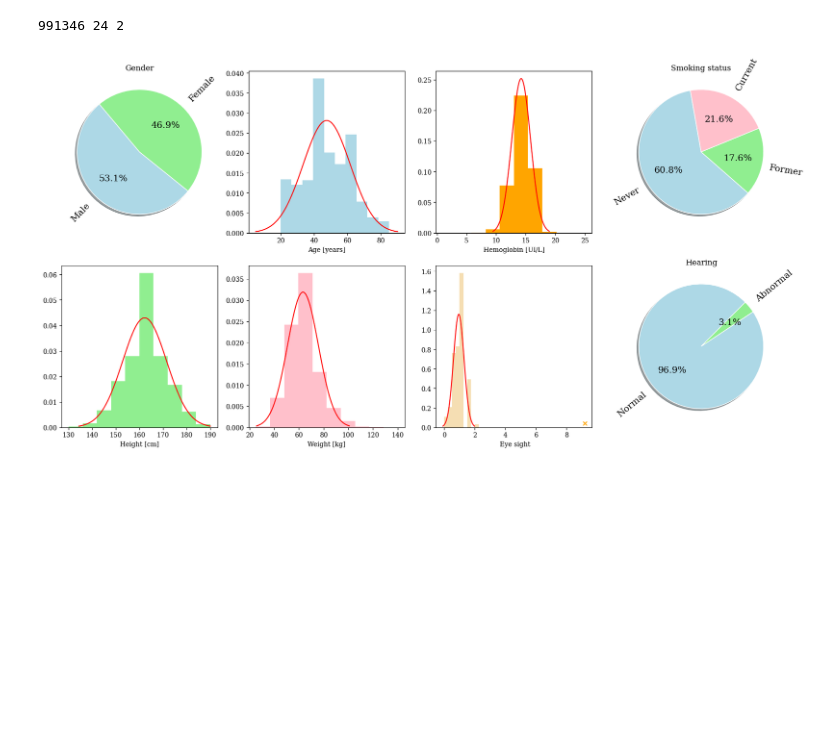
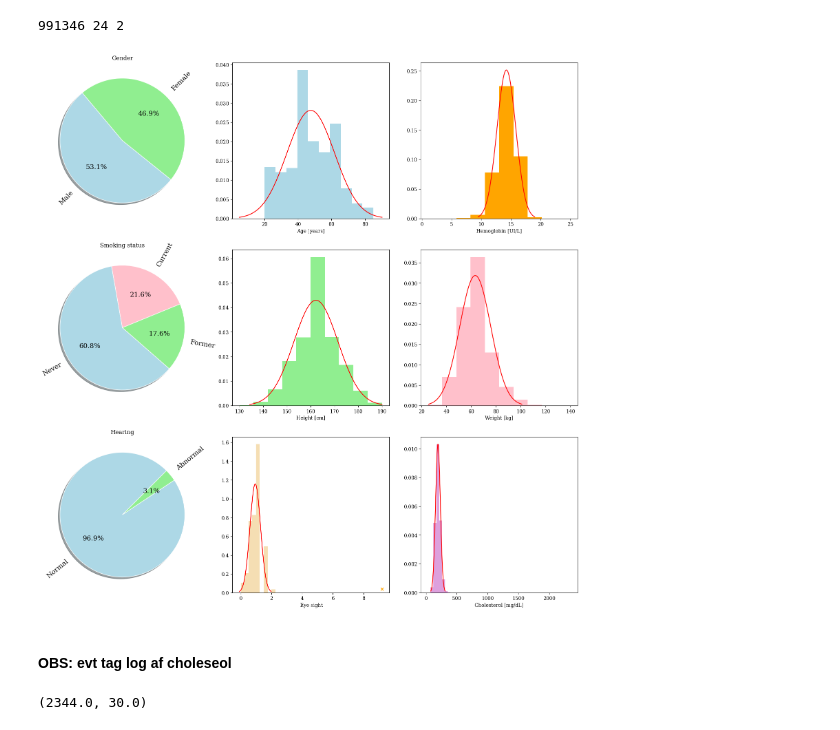
Before and after one commit to CarlaZdravkovicHugod/MLProject1, a Jupyter notebook: viz.ipynb, the cells around one changed output. Cells and saved outputs as stored; diff of their text form; code cells hidden in the pictures; blank space fills up the shorter version.

```diff
--- a/viz.ipynb
+++ b/viz.ipynb
@@ -61,14 +61,14 @@ matplotlib.rcParams['font.family'] = 'serif'
 # If the data here, fx height is normal dist. then chances are that it is a representative data set.
 
 # plot 2 age
-figure(figsize=(20,10))
+figure(figsize=(20,20))
 
 mu1= np.mean(raw_data[:, 2])
 sigma1 = np.std(raw_data[:, 2])
 
 x1 = np.linspace(mu1 - 3*sigma1, mu1 + 3*sigma1, 100)
-plt.subplot(2,4,2)
-plt.hist(raw_data[:, 2], density=True, color='lightblue')
+plt.subplot(3,3,2)
+plt.hist(raw_data[:, 2], density=True, color='lightblue', bins = 10)
 plt.xlabel('Age [years]')
 plt.plot(x1, stats.norm.pdf(x1, mu1, sigma1), color='red')
 
@@ -78,7 +78,7 @@ ones = np.count_nonzero(raw_data[:, 0]) # 1: male
 zeroes = len(raw_data[:, 0]) - ones # female
 atts = ['Male', 'Female']
 sex = [ones, zeroes]
-plt.subplot(2,4,1)
+plt.subplot(3,3,1)
 u1 = np.floor(np.sqrt(M)); v1 = np.ceil(float(M)/u1)
 plt.plot(1, int(v1), 1)
 plt.pie(sex, labels = ['Male', 'Female'], colors = ['lightblue', 'lightgreen'], autopct='%1.1f%%',
@@ -91,8 +91,8 @@ plt.title('Gender')
 mu2 = np.mean(raw_data[:,17])
 sigma2 = np.std(raw_data[:,17])
 x2 = np.linspace(mu2 - 3*sigma2, mu2 + 3*sigma2, 100)
-plt.subplot(2,4,3)
-plt.hist(raw_data[:, 17], density=True, color='orange')
+plt.subplot(3,3,3)
+plt.hist(raw_data[:, 17], density=True, color='orange', bins = 10)
 plt.xlabel('Hemoglobin [UI/L]')
 plt.plot(x2, stats.norm.pdf(x2, mu2, sigma2), color='red')
 
@@ -105,7 +105,7 @@ two = counts[1]
 three = counts[2]
 atts = ['Never', 'Former', 'Current']
 sex = [ones, two, three]
-plt.subplot(2,4,4)
+plt.subplot(3,3,4)
 u1 = np.floor(np.sqrt(M)); v1 = np.ceil(float(M)/u1)
 plt.plot(1, int(v1), 1)
 plt.pie(sex, labels = atts, colors = ['lightblue', 'lightgreen', 'pink'], autopct='%1.1f%%',
@@ -118,7 +118,7 @@ plt.title('Smoking status')
 mu3 = np.mean(raw_data[:,3])
 sigma3 = np.std(raw_data[:,3])
 x3 = np.linspace(mu3 - 3*sigma3, mu3 + 3*sigma3, 100)
-plt.subplot(2,4,5)
+plt.subplot(3,3,5)
 plt.hist(raw_data[:, 3], density=True, color='lightgreen')
 plt.xlabel('Height [cm]')
 plt.plot(x3, stats.norm.pdf(x3, mu3, sigma3), color='red')
@@ -128,8 +128,8 @@ plt.plot(x3, stats.norm.pdf(x3, mu3, sigma3), color='red')
 mu4 = np.mean(raw_data[:,4])
 sigma4 = np.std(raw_data[:,4])
 x4 = np.linspace(mu4 - 3*sigma4, mu4 + 3*sigma4, 100)
-plt.subplot(2,4,6)
-plt.hist(raw_data[:, 4], density=True, color='pink')
+plt.subplot(3,3,6)
+plt.hist(raw_data[:, 4], density=True, color='pink', bins=10)
 plt.xlabel('Weight [kg]')
 plt.plot(x4, stats.norm.pdf(x4, mu4, sigma4), color='red')
 
@@ -139,35 +139,57 @@ sight_L[sight_L == 9.9] = 0
 sight_R = raw_data[:, 7]
 sight_R[sight_R == 9.9] = 0
 mu51 = np.mean(sight_L)
 sigma51 = np.std(sight_L)
 mu52 = np.mean(sight_R)
 sigma52 = np.std(sight_R)
 mu5 = (mu51 + mu52)/2
 sigma5 = (sigma51 + sigma52)/2
 x5 = np.linspace(mu5 - 3*sigma5, mu5 + 3*sigma5, 100)
-plt.subplot(2,4,7)
-plt.hist(sight_L, density=True, color='wheat')
-plt.hist(sight_R, density=True, color='wheat')
+plt.subplot(3,3,8)
+plt.hist(sight_L, density=True, color='wheat', bins = 10)
+plt.hist(sight_R, density=True, color='wheat', bins = 10)
 plt.xlabel(' Eye sight')
 plt.scatter(9.2,0.04, color='orange', marker='x')
 plt.plot(x5, stats.norm.pdf(x5, mu5, sigma5), color='red')
 
 
 # plot 8: hearing raw_data[:,8] left raw_data[:,9] right, very few with abnormaliti
 b = raw_data[:, 8]
 unique, counts = np.unique(b, return_counts=True)
 ones = counts[0]
 two = counts[1]
 atts = ['Normal', 'Abnormal']
 hear = [ones, two]
-plt.subplot(2,4,8)
+plt.subplot(3,3,7)
 u1 = np.floor(np.sqrt(M)); v1 = np.ceil(float(M)/u1)
 plt.plot(1, int(v1), 1)
 plt.pie(hear, labels = atts, colors = ['lightblue', 'lightgreen'], autopct='%1.1f%%',
 startangle=45,
 wedgeprops={"linewidth": 1, "edgecolor": "white",'antialiased':True}, textprops={'fontsize': 14}, shadow=True, rotatelabels=True)
 plt.title('Hearing')
 
+
+# plot 9, chloesterol level total
+chol = raw_data[:,13]
+mu6 = np.mean(chol)
+sigma6 = np.std(chol)
+x6 = np.linspace(mu6 - 3*sigma6, mu6 + 3*sigma6, 100)
+plt.subplot(3,3,9)
+plt.hist(chol, density=True, color='plum', bins = 50)
+plt.xlabel('Cholesterol [mg/dL]')
+plt.plot(x6, stats.norm.pdf(x6, mu6, sigma6), color='red')
+
+
+
 plt.show()
 # %% [output]
-[figure, old version]
+[figure, new version]
+# %% [markdown]
+#### OBS: evt tag log af choleseol
+# %%
+chol = raw_data[:,13]
+
+
+np.max(chol), np.min(chol)
+# %% [output]
+(2344.0, 30.0)
```
Also changed, not shown: parts of 2 cells of this notebook, 1 other file.
